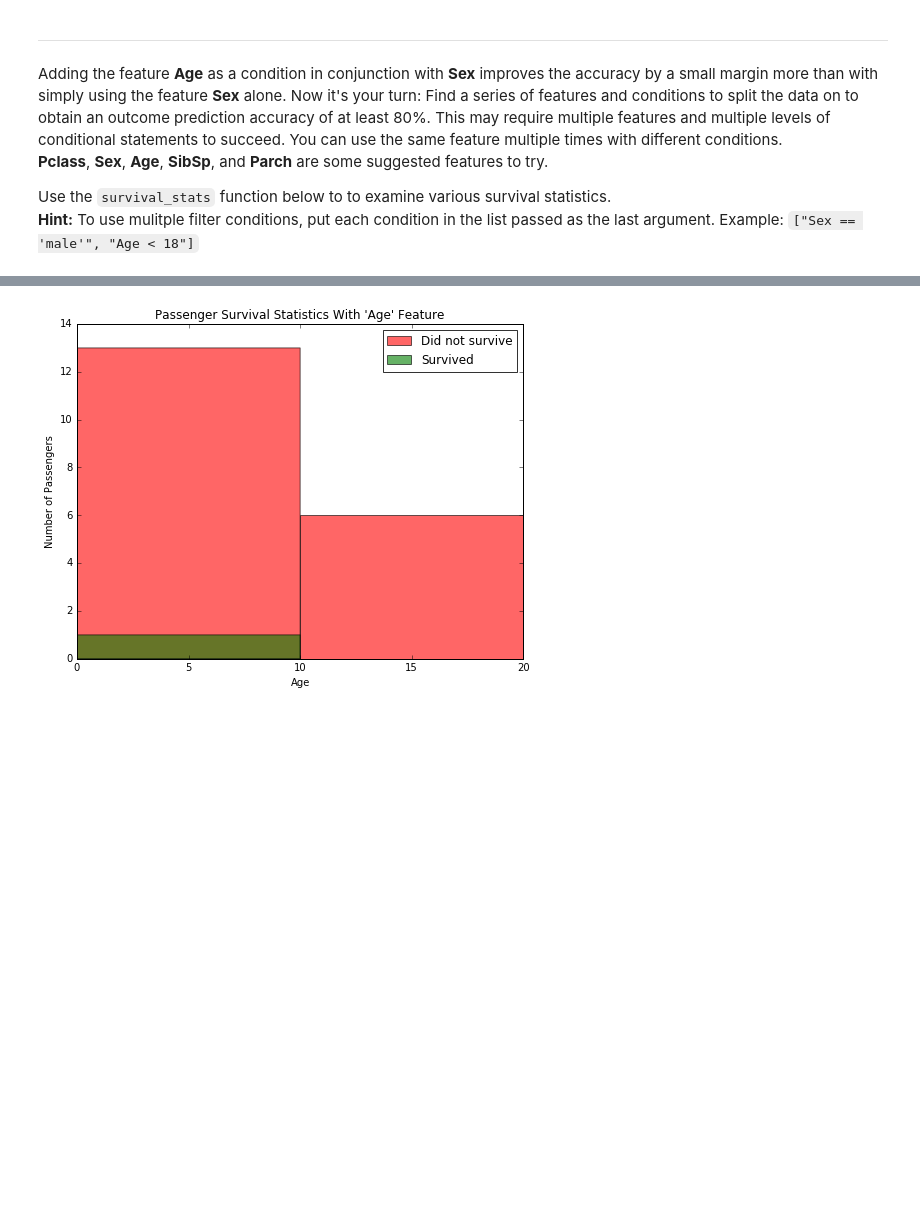
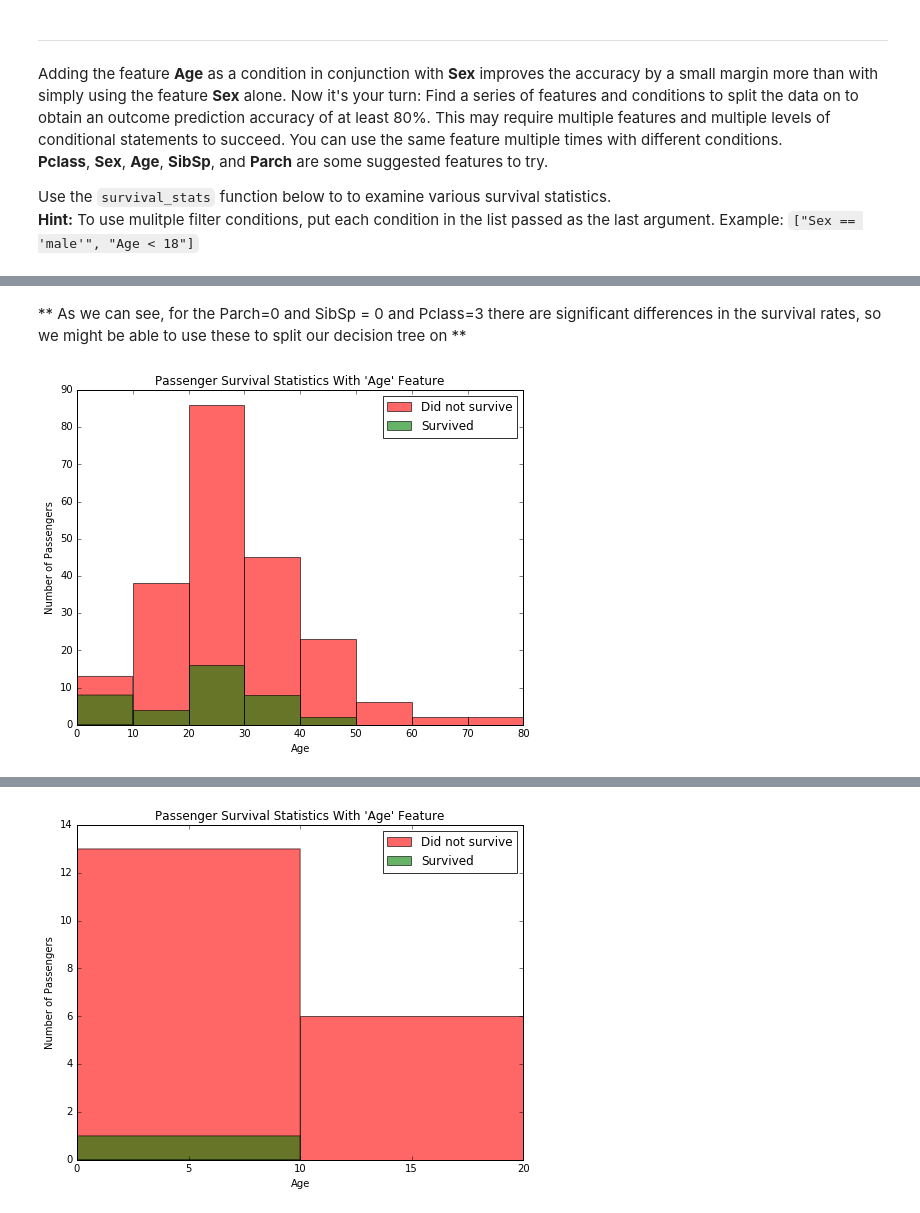
Before and after one commit to mas-dse-phesami/machine-learning, a Jupyter notebook: projects/titanic_survival_exploration/titanic_survival_exploration.ipynb, the cells around one changed output, grey strips where cells are left out. Saved outputs shown, nothing was run; the diff lists cells and outputs as text; code cells hidden in the pictures; blank space fills up the shorter version.

```diff
--- a/projects/titanic_survival_exploration/titanic_survival_exploration.ipynb
+++ b/projects/titanic_survival_exploration/titanic_survival_exploration.ipynb
@@ -215,0 +225,6 @@ Use the `survival_stats` function below to to examine various survival statistic
+# %% [markdown]
+** As we can see, for the Parch=0 and SibSp = 0 and Pclass=3 there are significant differences in the survival rates, so we might be able to use these to split our decision tree on **
+# %%
+vs.survival_stats(data, outcomes, 'Age', ["Sex == 'male'", "Pclass == 3"])
+# %% [output]
+[figure, added]
```
Also changed, not shown: parts of 7 cells of this notebook.
